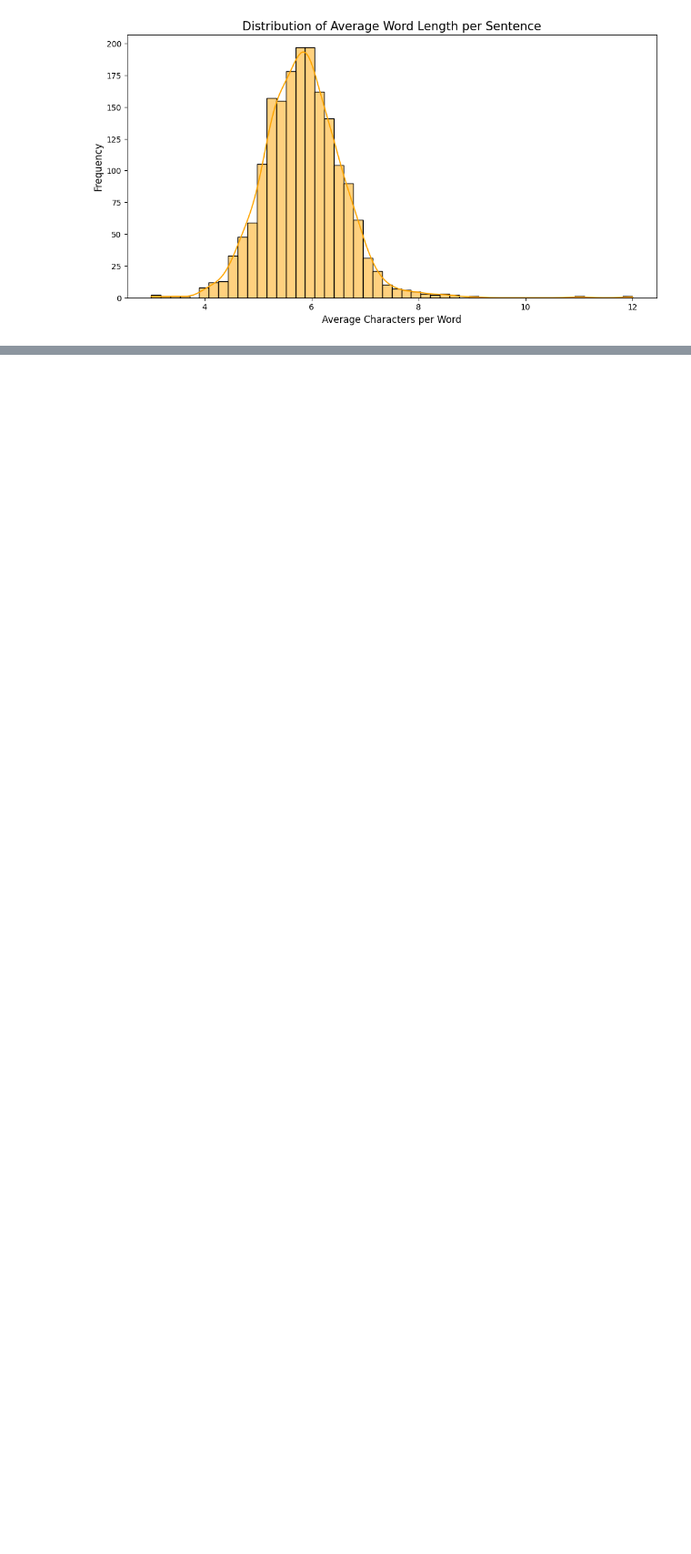
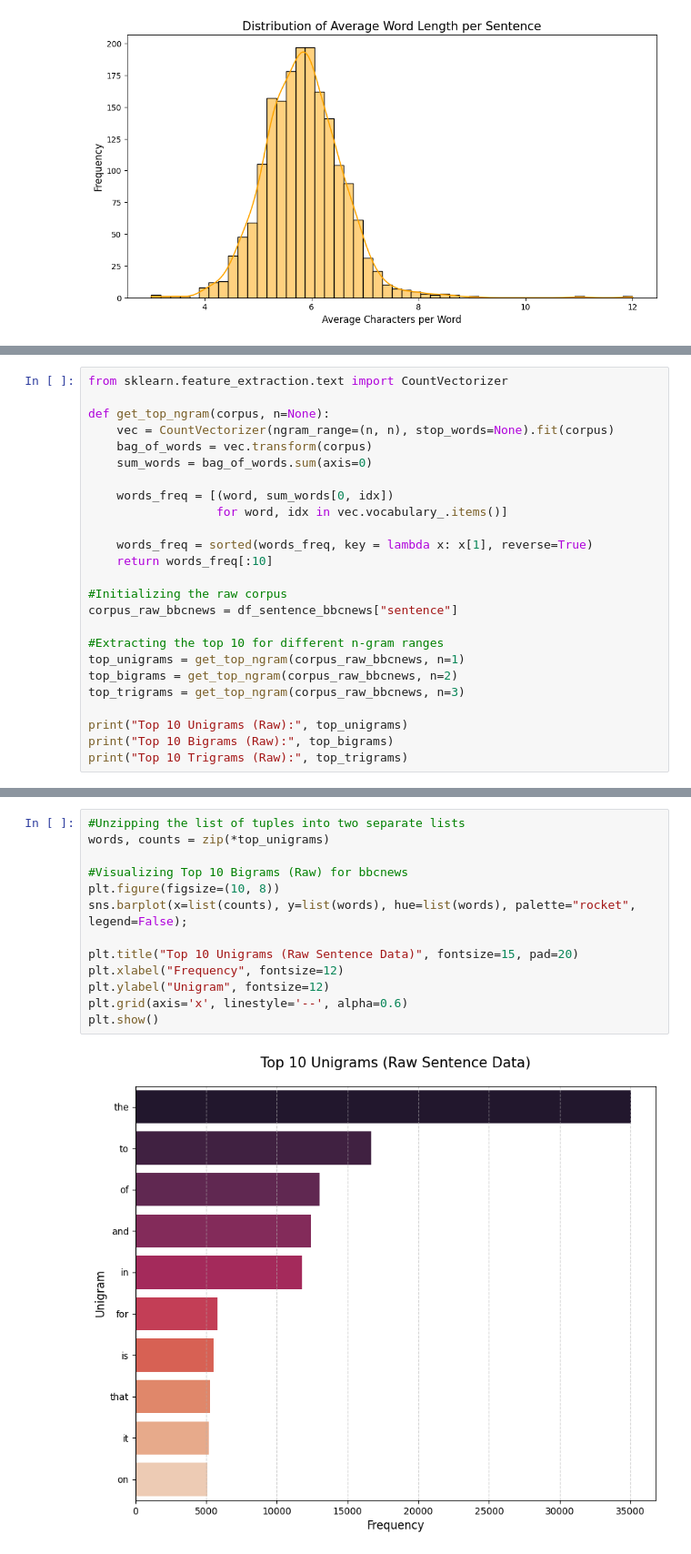
Before and after one commit to roxannekyr/nlp-embeddings-clustering, a Jupyter notebook: notebook/clustering_analysis.ipynb, the cells around one changed output, grey strips where cells are left out. Shown at 91% size. Drawn from its saved outputs; the diff is of its cells as text; blank space fills up the shorter version.

```diff
--- a/notebook/clustering_analysis.ipynb
+++ b/notebook/clustering_analysis.ipynb
@@ -1114,0 +1200,25 @@ plt.show()
+# %%
+from sklearn.feature_extraction.text import CountVectorizer
+
+def get_top_ngram(corpus, n=None):
+    vec = CountVectorizer(ngram_range=(n, n), stop_words=None).fit(corpus)
+    bag_of_words = vec.transform(corpus)
+    sum_words = bag_of_words.sum(axis=0)
+
+    words_freq = [(word, sum_words[0, idx])
+                  for word, idx in vec.vocabulary_.items()]
+
+    words_freq = sorted(words_freq, key = lambda x: x[1], reverse=True)
+    return words_freq[:10]
+
+#Initializing the raw corpus
+corpus_raw_bbcnews = df_sentence_bbcnews["sentence"]
+
+#Extracting the top 10 for different n-gram ranges
+top_unigrams = get_top_ngram(corpus_raw_bbcnews, n=1)
+top_bigrams = get_top_ngram(corpus_raw_bbcnews, n=2)
+top_trigrams = get_top_ngram(corpus_raw_bbcnews, n=3)
+
+print("Top 10 Unigrams (Raw):", top_unigrams)
+print("Top 10 Bigrams (Raw):", top_bigrams)
+print("Top 10 Trigrams (Raw):", top_trigrams)
@@ -1114,0 +1231,15 @@ plt.show()
+# %%
+#Unzipping the list of tuples into two separate lists
+words, counts = zip(*top_unigrams)
+
+#Visualizing Top 10 Bigrams (Raw) for bbcnews
+plt.figure(figsize=(10, 8))
+sns.barplot(x=list(counts), y=list(words), hue=list(words), palette="rocket", legend=False);
+
+plt.title("Top 10 Unigrams (Raw Sentence Data)", fontsize=15, pad=20)
+plt.xlabel("Frequency", fontsize=12)
+plt.ylabel("Unigram", fontsize=12)
+plt.grid(axis='x', linestyle='--', alpha=0.6)
+plt.show()
+# %% [output]
+[figure, added]
```
Also changed, not shown: parts of 90 cells of this notebook.
